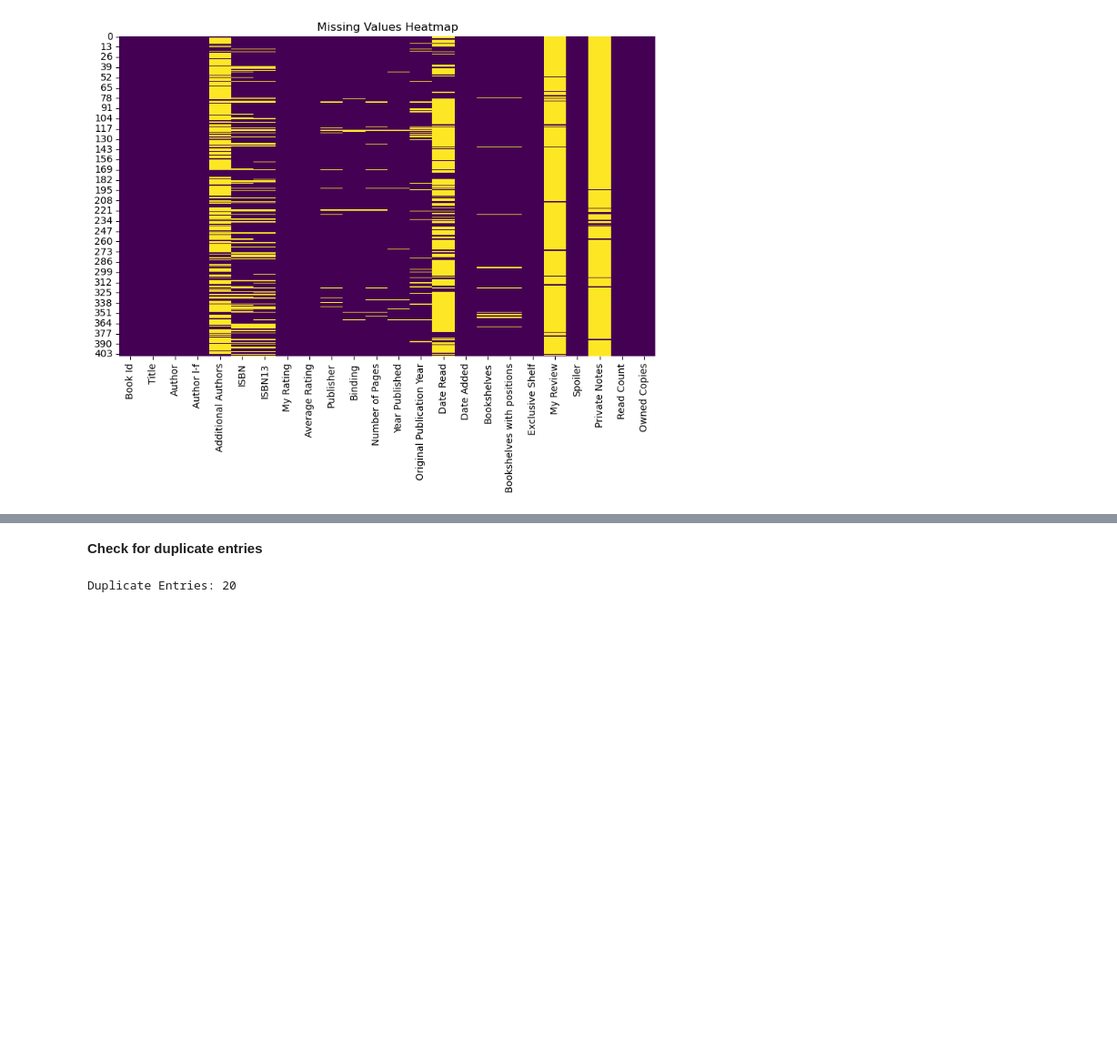
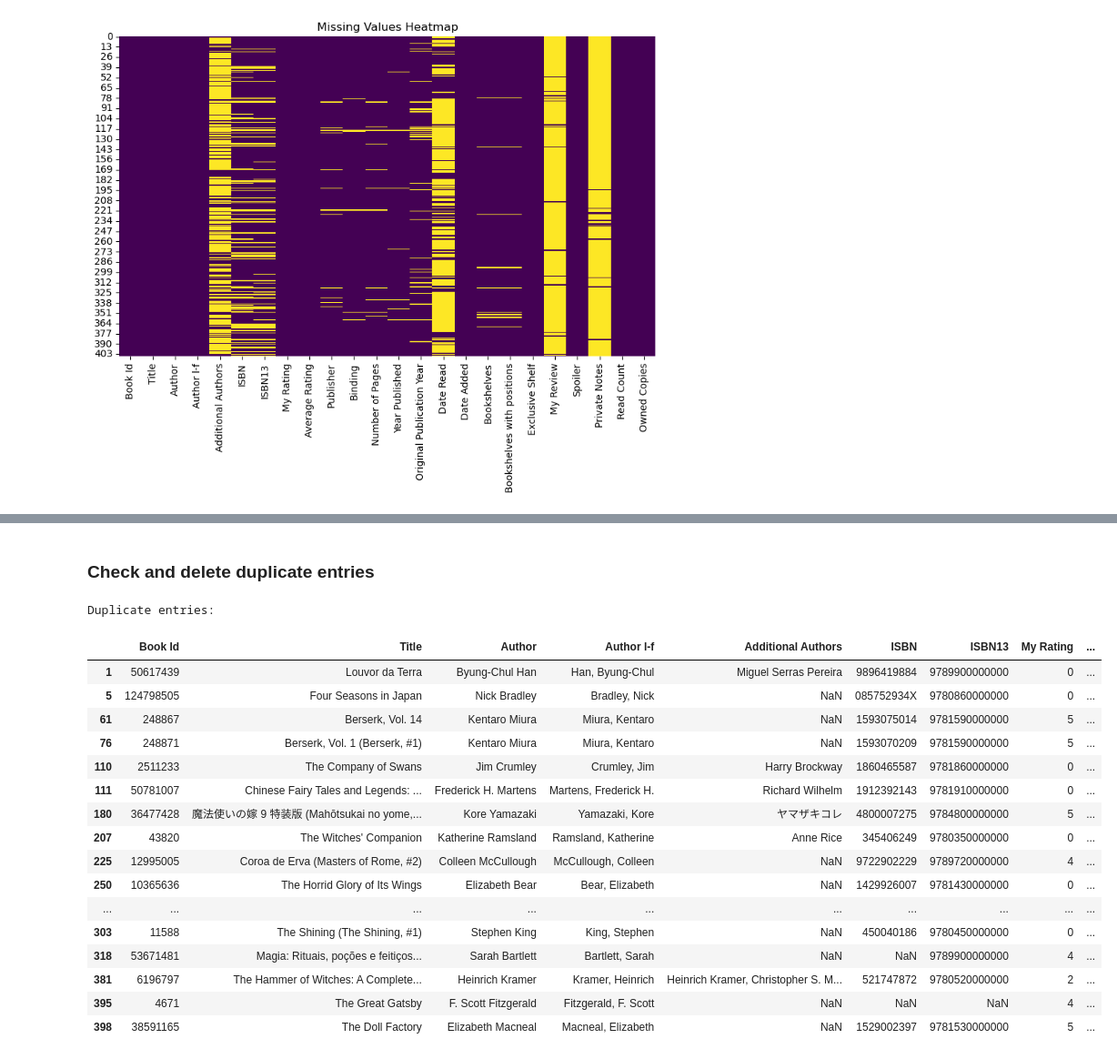
Before and after one commit to westrany/Data-Scrubbing-and-Cleaning-for-Improved-Analysis, a Jupyter notebook: Data_Cleaning_with_DataCleaner.ipynb, the cells around one changed output, grey strips where cells are left out. Shown at 91% size. Saved outputs shown, nothing was run; the diff lists cells and outputs as text; code cells hidden in the pictures; blank space fills up the shorter version.

```diff
--- a/Data_Cleaning_with_DataCleaner.ipynb
+++ b/Data_Cleaning_with_DataCleaner.ipynb
@@ -308,7 +313,28 @@ Table 'ISBN', 'ISBN13', 'Year Published' and 'Identifier_missing':
 # %% [markdown]
-**Check for duplicate entries**
+### **Check and delete duplicate entries**
 # %%
-duplicate_entries = df.duplicated().sum()
-print("Duplicate Entries:", duplicate_entries)
+# Check for duplicate entries
+duplicate_entries = df.duplicated()
+
+# Display duplicate entries
+print("Duplicate entries:")
+display(df[duplicate_entries])
 # %% [output]
-Duplicate Entries: 20
+Duplicate entries:
+|  | Book Id | Title | Author | Author l-f | Additional Authors | ISBN | ISBN13 | My Rating | ... |
+| 1 | 50617439 | Louvor da Terra | Byung-Chul Han | Han, Byung-Chul | Miguel Serras Pereira | 9896419884 | 9789900000000 | 0 | ... |
+| 5 | 124798505 | Four Seasons in Japan | Nick Bradley | Bradley, Nick | NaN | 085752934X | 9780860000000 | 0 | ... |
+| 61 | 248867 | Berserk, Vol. 14 | Kentaro Miura | Miura, Kentaro | NaN | 1593075014 | 9781590000000 | 5 | ... |
+| 76 | 248871 | Berserk, Vol. 1 (Berserk, #1) | Kentaro Miura | Miura, Kentaro | NaN | 1593070209 | 9781590000000 | 5 | ... |
+| 110 | 2511233 | The Company of Swans | Jim Crumley | Crumley, Jim | Harry Brockway | 1860465587 | 9781860000000 | 0 | ... |
+| 111 | 50781007 | Chinese Fairy Tales and Legends: ... | Frederick H. Martens | Martens, Frederick H. | Richard Wilhelm | 1912392143 | 9781910000000 | 0 | ... |
+| 180 | 36477428 | 魔法使いの嫁 9 特装版 (Mahōtsukai no yome,... | Kore Yamazaki | Yamazaki, Kore | ヤマザキコレ | 4800007275 | 9784800000000 | 5 | ... |
+| 207 | 43820 | The Witches' Companion | Katherine Ramsland | Ramsland, Katherine | Anne Rice | 345406249 | 9780350000000 | 0 | ... |
+| 225 | 12995005 | Coroa de Erva (Masters of Rome, #2) | Colleen McCullough | McCullough, Colleen | NaN | 9722902229 | 9789720000000 | 4 | ... |
+| 250 | 10365636 | The Horrid Glory of Its Wings | Elizabeth Bear | Bear, Elizabeth | NaN | 1429926007 | 9781430000000 | 0 | ... |
+| ... | ... | ... | ... | ... | ... | ... | ... | ... | ... |
+| 303 | 11588 | The Shining (The Shining, #1) | Stephen King | King, Stephen | NaN | 450040186 | 9780450000000 | 0 | ... |
+| 318 | 53671481 | Magia: Rituais, poções e feitiços... | Sarah Bartlett | Bartlett, Sarah | NaN | NaN | 9789900000000 | 4 | ... |
+| 381 | 6196797 | The Hammer of Witches: A Complete... | Heinrich Kramer | Kramer, Heinrich | Heinrich Kramer, Christopher S. M... | 521747872 | 9780520000000 | 2 | ... |
+| 395 | 4671 | The Great Gatsby | F. Scott Fitzgerald | Fitzgerald, F. Scott | NaN | NaN | NaN | 4 | ... |
+| 398 | 38591165 | The Doll Factory | Elizabeth Macneal | Macneal, Elizabeth | NaN | 1529002397 | 9781530000000 | 5 | ... |
```
Also changed, not shown: parts of 30 cells of this notebook.
